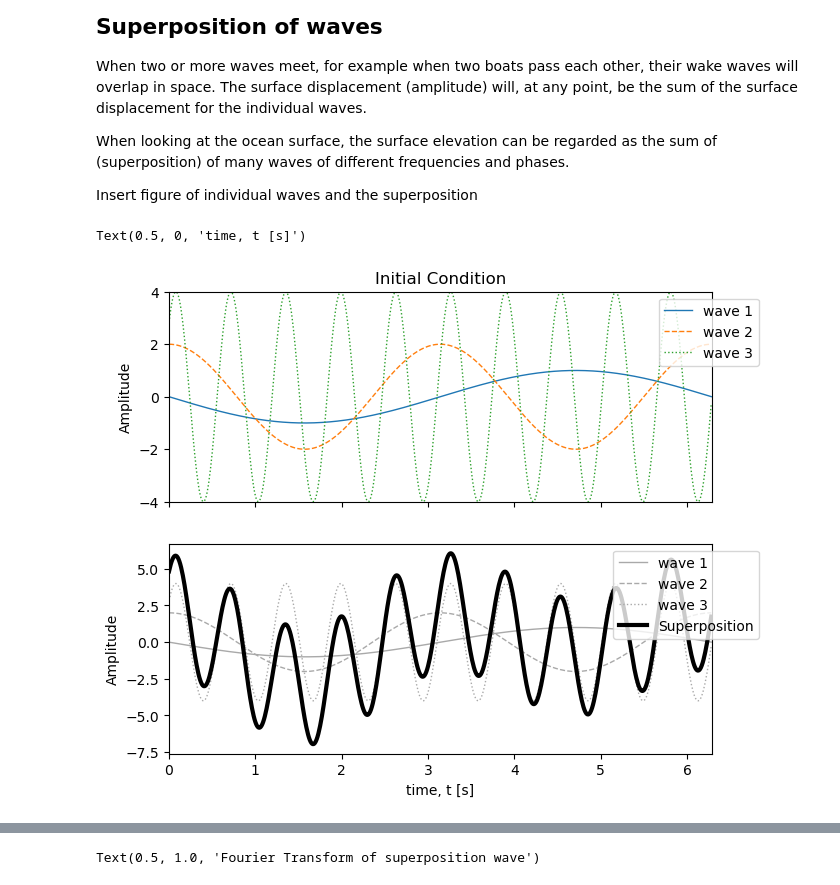
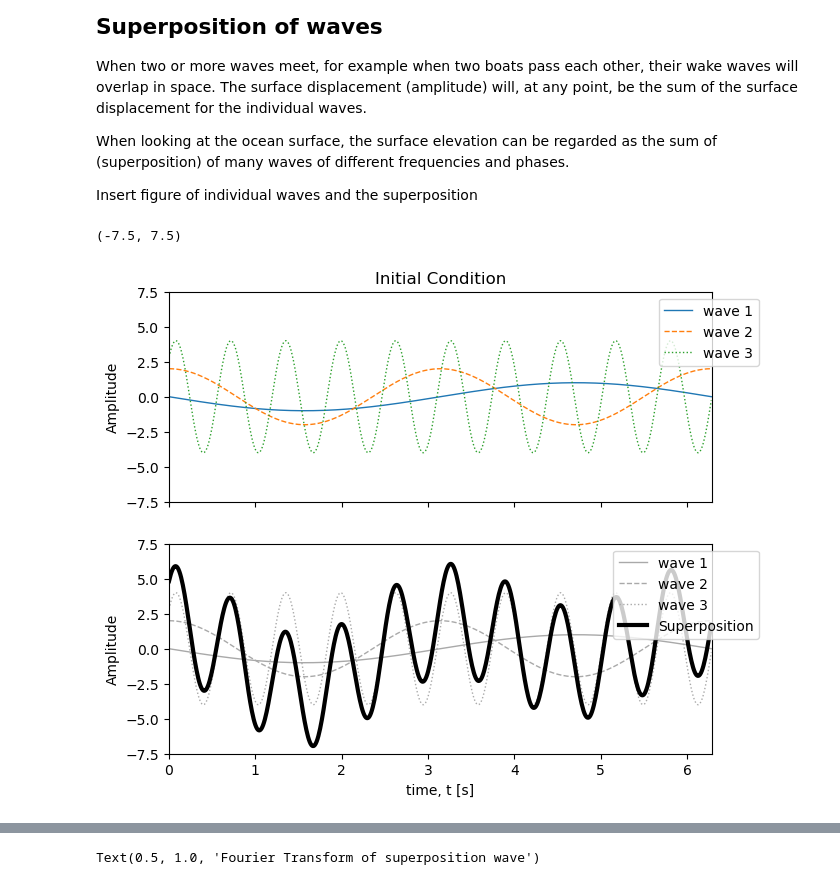
Before and after one commit to thorbjornmoeUiB/GEOF211_compendium, a Jupyter notebook: GEOF211_book/_build/jupyter_execute/Useful_calculus/Fourier_transforms.ipynb, the cells around one changed output, grey strips where cells are left out. Saved outputs shown, nothing was run; the diff lists cells and outputs as text; code cells hidden in the pictures.

```diff
--- a/GEOF211_book/_build/jupyter_execute/Useful_calculus/Fourier_transforms.ipynb
+++ b/GEOF211_book/_build/jupyter_execute/Useful_calculus/Fourier_transforms.ipynb
@@ -21,36 +21,37 @@ phases=np.pi*np.array([1.,1./2,1./4])
 amplitudes=np.array([1.,2.,4.])
 
 # compute the wave signals
 wave1 = amplitudes[0] * np.sin(2 * np.pi * frequencies[0] * t + phases[0])
 wave2 = amplitudes[1] * np.sin(2 * np.pi * frequencies[1] * t + phases[1])
 wave3 = amplitudes[2] * np.sin(2 * np.pi * frequencies[2] * t + phases[2])
 
 # Add the sine waves together
 superposition_wave = wave1 + wave2 + wave3
 
 #plot the wave signals
 fig, ax = plt.subplots(2, 1, figsize=(7, 6), sharex=True)
 ax[0].set_xlim(( 0, 2*np.pi))
-ax[0].set_ylim((-4, 4))
+ax[0].set_ylim((-7.5, 7.5))
 
 line1, = ax[0].plot(t, wave1,'-', lw = 1, label='wave 1')
 line2, = ax[0].plot(t, wave2,'--', lw = 1, label='wave 2')
 line3, = ax[0].plot(t, wave3,':', lw = 1, label='wave 3')
 
 ax[1].plot(t, wave1,'-',color='darkgrey', lw = 1, label='wave 1')
 ax[1].plot(t, wave2,'--',color='darkgrey', lw = 1, label='wave 2')
 ax[1].plot(t, wave3,':',color='darkgrey',lw = 1, label='wave 3')
 line4, = ax[1].plot(t, superposition_wave,'k', lw = 3, label='Superposition')
 
 ax[0].set_ylabel('Amplitude')
 ax[0].set_title("Initial Condition")
 ax[0].legend(loc="upper right", bbox_to_anchor=(1.1, 1))
 ax[1].legend(loc="upper right", bbox_to_anchor=(1.1, 1))
 ax[1].set_ylabel('Amplitude')
 ax[1].set_xlabel('time, t [s]')
+ax[1].set_ylim((-7.5, 7.5))
 # %% [output]
-Text(0.5, 0, 'time, t [s]')
+(-7.5, 7.5)
-[figure, old version]
+[figure, new version]
 # %% [markdown]
 ## Time/space domain versus frequency domain - The Fourier Series
 
```
Also changed, not shown: parts of 3 cells of this notebook, 17 other files.
